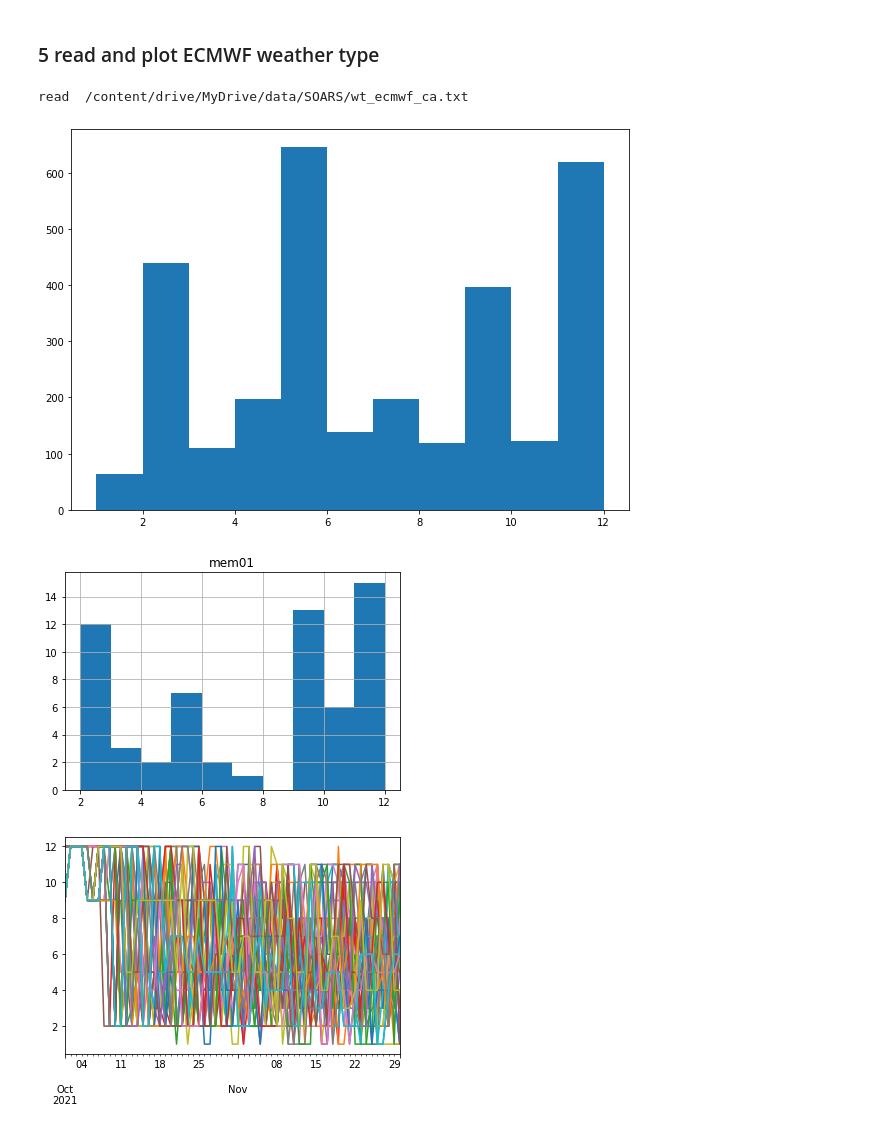
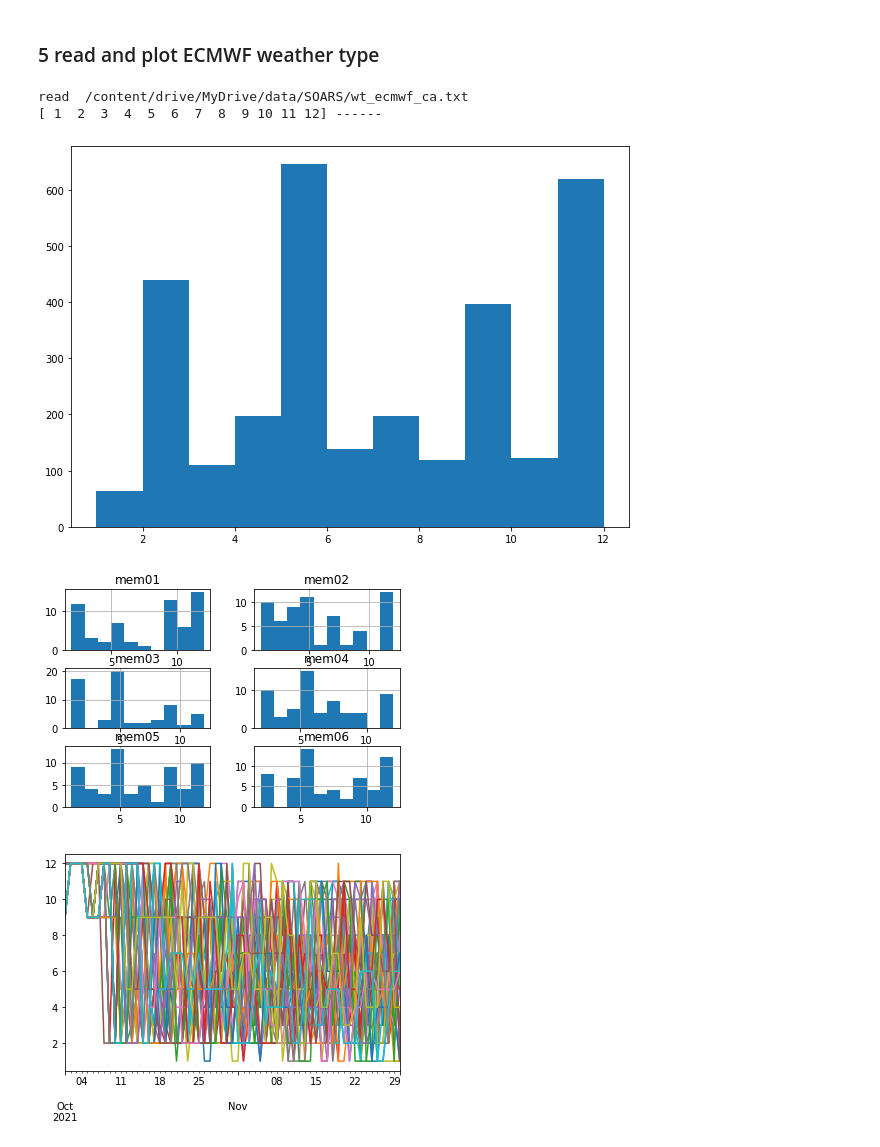
Before and after one commit to ming80302/SOARS, a Jupyter notebook: rd_csv_soar.ipynb, the cells around one changed output. Saved outputs shown, nothing was run; the diff lists cells and outputs as text; code cells hidden in the pictures.

```diff
--- a/rd_csv_soar.ipynb
+++ b/rd_csv_soar.ipynb
@@ -133,20 +135,20 @@ df_ec.index = date_ind
 
 data = df_ec.iloc[:,3:].values.flatten() ##.stack()
 n_unique = np.unique(data)
-#print(n_unique, '------')
+print(n_unique, '------')
 
 fig = plt.figure(figsize =(10, 7))
 
 plt.hist(data, bins = n_unique);
 # %% [output]
 read  /content/drive/MyDrive/data/SOARS/wt_ecmwf_ca.txt
+[ 1  2  3  4  5  6  7  8  9 10 11 12] ------
 [figure]
 # %%
-# plot specific member
-data_p = df_ec.iloc[:,3:4]
+data_p = df_ec.iloc[:,3:9]
 data_p.hist();
 # %% [output]
-[figure, old version]
+[figure, new version]
 # %%
 # Time Series plot
 data = df_ec.iloc[:,3:]
```
Also changed, not shown: parts of 1 cell of this notebook.
